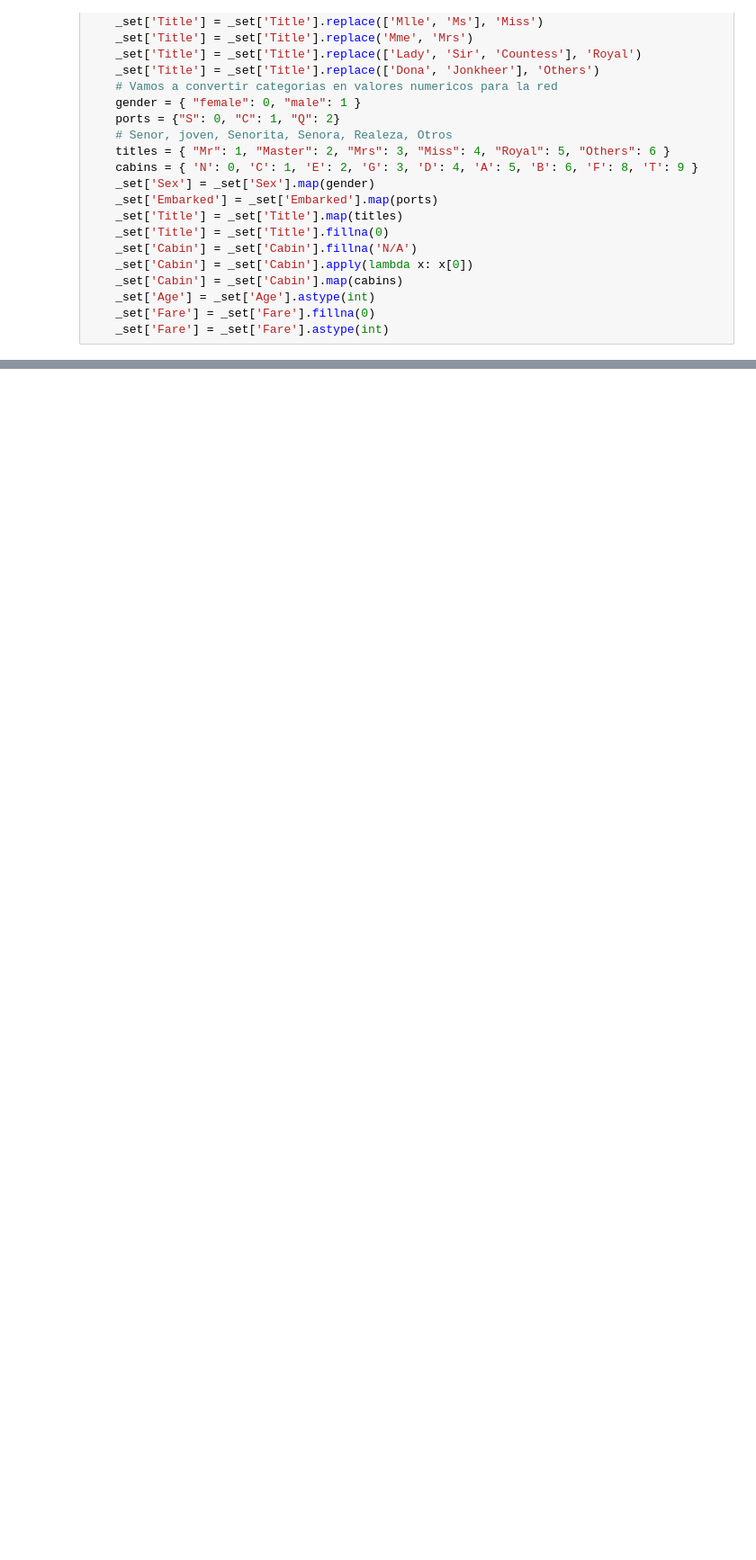
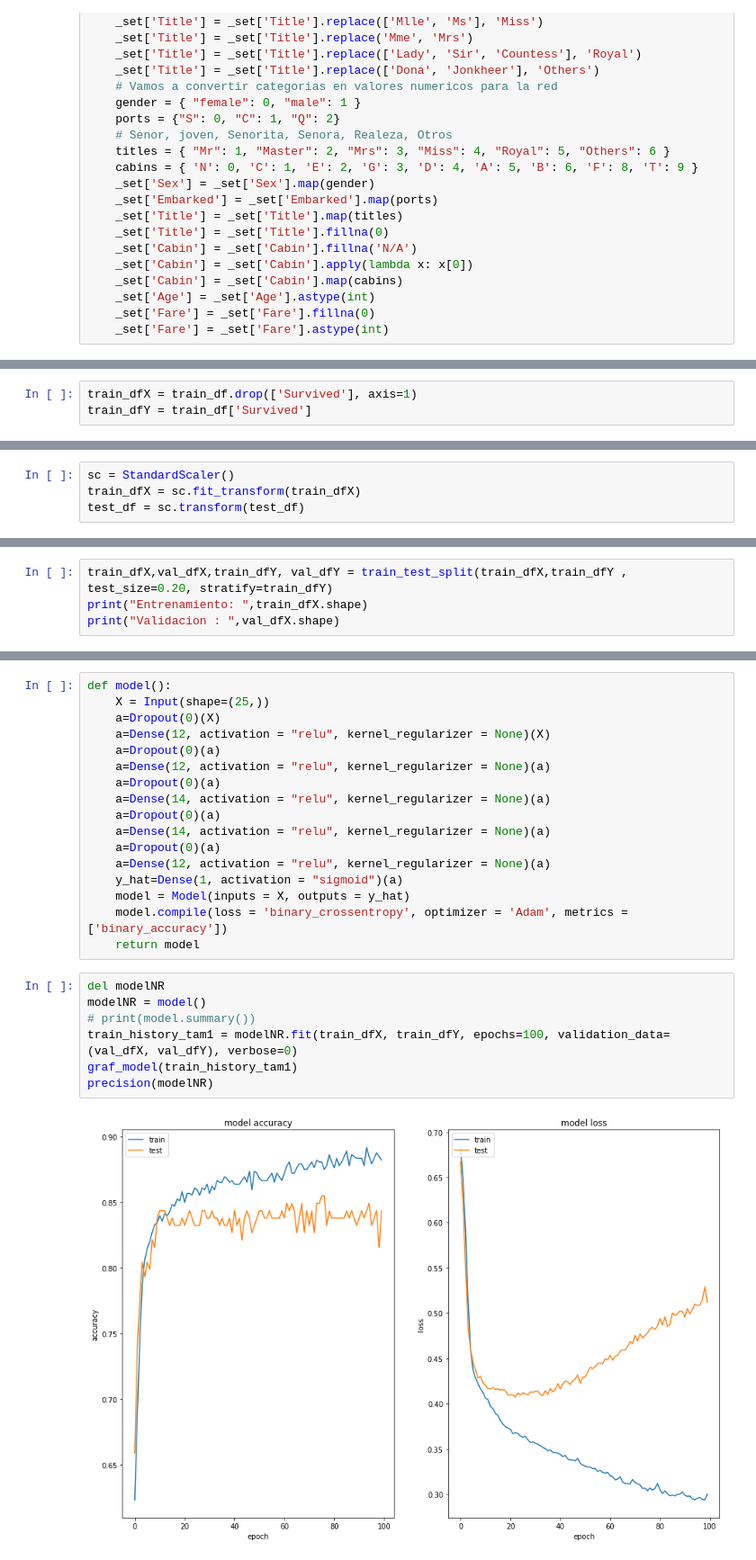
Before and after one commit to Zoomelectrico/titanic-ml, a Jupyter notebook: Proyecto Quevedo, Rojas, Vitali.ipynb, the cells around one changed output, grey strips where cells are left out. Shown: that part at 90% size. Drawn from its saved outputs; the diff is of its cells as text; blank space fills up the shorter version.

```diff
--- a/Proyecto Quevedo, Rojas, Vitali.ipynb
+++ b/Proyecto Quevedo, Rojas, Vitali.ipynb
@@ -197,0 +285,3 @@ array([0, 1, 2, 3, 4, 5, 6, 8, 9])
+# %%
+train_dfX = train_df.drop(['Survived'], axis=1)
+train_dfY = train_df['Survived']
@@ -197,0 +298,4 @@ array([0, 1, 2, 3, 4, 5, 6, 8, 9])
+# %%
+sc = StandardScaler()
+train_dfX = sc.fit_transform(train_dfX)
+test_df = sc.transform(test_df)
@@ -197,0 +304,4 @@ array([0, 1, 2, 3, 4, 5, 6, 8, 9])
+# %%
+train_dfX,val_dfX,train_dfY, val_dfY = train_test_split(train_dfX,train_dfY , test_size=0.20, stratify=train_dfY)
+print("Entrenamiento: ",train_dfX.shape)
+print("Validacion : ",val_dfX.shape)
@@ -197,0 +313,26 @@ array([0, 1, 2, 3, 4, 5, 6, 8, 9])
+# %%
+def model():
+    X = Input(shape=(25,))
+    a=Dropout(0)(X)
+    a=Dense(12, activation = "relu", kernel_regularizer = None)(X)
+    a=Dropout(0)(a)
+    a=Dense(12, activation = "relu", kernel_regularizer = None)(a)
+    a=Dropout(0)(a)
+    a=Dense(14, activation = "relu", kernel_regularizer = None)(a)
+    a=Dropout(0)(a)
+    a=Dense(14, activation = "relu", kernel_regularizer = None)(a)
+    a=Dropout(0)(a)
+    a=Dense(12, activation = "relu", kernel_regularizer = None)(a)
+    y_hat=Dense(1, activation = "sigmoid")(a)
+    model = Model(inputs = X, outputs = y_hat)
+    model.compile(loss = 'binary_crossentropy', optimizer = 'Adam', metrics = ['binary_accuracy'])
+    return model
+# %%
+del modelNR
+modelNR = model()
+# print(model.summary())
+train_history_tam1 = modelNR.fit(train_dfX, train_dfY, epochs=100, validation_data=(val_dfX, val_dfY), verbose=0)
+graf_model(train_history_tam1)
+precision(modelNR)
+# %% [output]
+[figure, added]
```
Also changed, not shown: parts of 22 cells of this notebook.
